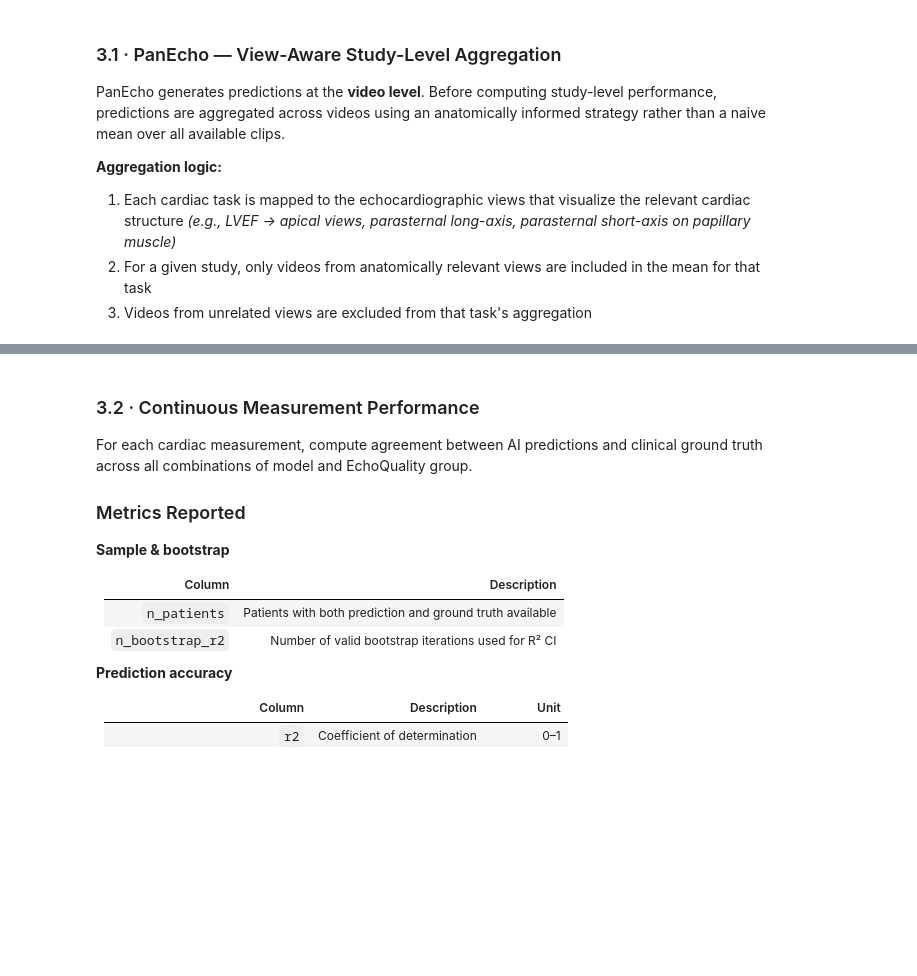
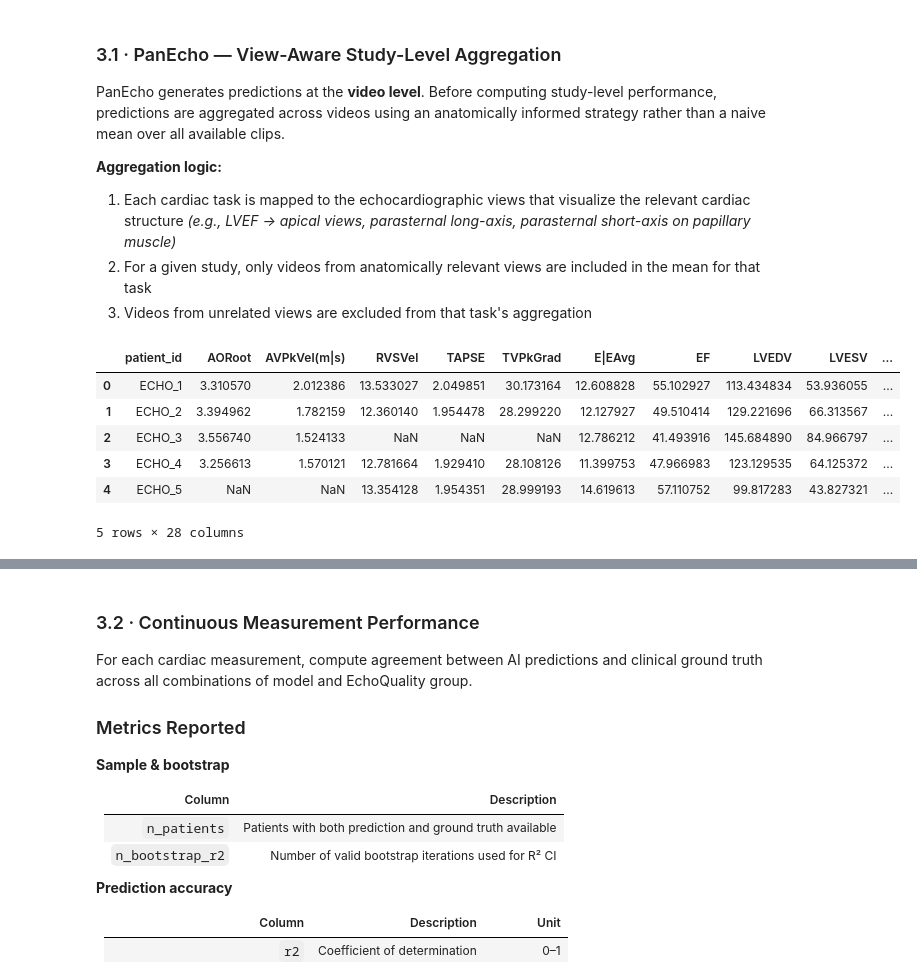
Before and after one commit to CardiovascularImagingVallHebron/EchoQuality, a Jupyter notebook: postprocess.ipynb, the cells around one changed output, grey strips where cells are left out. Drawn from its saved outputs; the diff is of its cells as text; code cells hidden in the pictures; blank space fills up the shorter version.

```diff
--- a/postprocess.ipynb
+++ b/postprocess.ipynb
@@ -51,9 +51,11 @@ output_dir = Path('results') / 'echoQual_inference' / cohort_name
 output_dir.mkdir(parents=True, exist_ok=True)
 
 panecho = pd.read_csv(r'results\echoQual_inference\panecho_EXAMPLE.csv', index_col=0)
+panecho_no_dop = pd.read_csv(r'results\echoQual_inference\panecho_EXAMPLE.csv', index_col=0)
 echoprime = pd.read_csv(r'results\echoQual_inference\echoprime_EXAMPLE.csv', index_col=0)
 ground_truth = pd.read_csv(r'results\echoQual_inference\ground_truth_EXAMPLE.csv', index_col=0)
 view_ident = pd.read_csv(r'results\echoQual_inference\view_identification_EXAMPLE.csv', index_col=0)
+view_ident_dop = pd.read_csv(r'results\echoQual_inference\view_identification_EXAMPLE.csv', index_col=0)
 demographics = pd.read_csv(r'results\echoQual_inference\patient_demographics_EXAMPLE.csv', index_col=0)
 quality_pred = pd.read_csv(r'results\echoQual_inference\inference_predictions_EXAMPLE_calidad_1.csv', index_col=0)
 # %%
@@ -402,11 +436,20 @@ panecho['patient_id'] = panecho['path'].apply(extract_patient_id_from_path)
 
 if 'view' not in panecho.columns:
     panecho = panecho.merge(
+        view_ident_dop[['path', 'view']].drop_duplicates(subset=['path']),
+        on='path',
+        how='left'
+    )
+panecho['view'] = panecho['view'].astype(str).str.strip().str.upper()
+
+panecho_no_dop['patient_id'] = panecho_no_dop['path'].apply(extract_patient_id_from_path)
+if 'view' not in panecho_no_dop.columns:
+    panecho_no_dop = panecho_no_dop.merge(
         view_ident[['path', 'view']].drop_duplicates(subset=['path']),
         on='path',
         how='left'
     )
-panecho['view'] = panecho['view'].astype(str).str.strip().str.upper()
+panecho_no_dop['view'] = panecho_no_dop['view'].astype(str).str.strip().str.upper()
 
 def parse_array_string(value):
     """Convert an array-like string or numeric value into a list of floats."""
@@ -495,15 +538,15 @@ for metric_name in ['RVSP', 'RVIDd']:
 metric_groups['RADimensionM-L(cm)'] = ['A4C', 'A5C']
 
 structure_views = {
-    'AV': {'PSAX_AO', 'PLAX', 'A3C', 'A5C'},
-    'MV': {'A2C', 'A3C', 'A4C', 'A5C', 'PLAX', 'PSAX_PM'},
-    'TV': {'A4C', 'A5C'},
+    'AV': {'PSAX_AO', 'PLAX', 'A3C', 'A5C', 'DOPP_API', 'DOPP_PSAX', 'DOPP_PLAX'},
+    'MV': {'A2C', 'A3C', 'A4C', 'A5C', 'PLAX', 'PSAX_PM', 'DOPP_API', 'DOPP_PSAX', 'DOPP_PLAX'},
+    'TV': {'A4C', 'A5C', 'DOPP_API'},
     'LV': {'A2C', 'A3C', 'A4C', 'A5C', 'PLAX', 'PSAX_PM'},
 }
 tasks_binary = [
-    {'source_col': 'AVStructure', 'output_col': 'AVStructure', 'structure': 'AV'},
+    # {'source_col': 'AVStructure', 'output_col': 'AVStructure', 'structure': 'AV'},
     {'source_col': 'MVStenosis', 'output_col': 'MVStenosis', 'structure': 'MV'},
-    {'source_col': 'LVWallThickness-increased-any', 'output_col': 'LVWallThickness-increased-any', 'structure': 'MV'},
+    # {'source_col': 'LVWallThickness-increased-any', 'output_col': 'LVWallThickness-increased-any', 'structure': 'MV'},
     {'source_col': 'pericardial-effusion', 'output_col': 'PericardialEffusion', 'structure': 'LV'},
 ]
 tasks_multiclass = [
@@ -525,32 +568,82 @@ for metric_name, views_loop in metric_groups.items():
     ].dropna(subset=['patient_id'])
     panecho_study[metric_name] = metric_df.groupby('patient_id')[metric_name].mean()
 
 for task in tasks_binary:
     source_col = task['source_col']
     if source_col not in panecho.columns:
         continue
     panecho[source_col] = pd.to_numeric(panecho[source_col], errors='coerce')
     task_df = panecho.loc[
         panecho['view'].isin(structure_views[task['structure']]),
         ['patient_id', source_col]
     ].dropna(subset=['patient_id'])
     panecho_study[task['output_col']] = task_df.groupby('patient_id')[source_col].mean()
 
 for task in tasks_multiclass:
     source_col = task['source_col']
     if source_col not in panecho.columns:
         continue
     task_df = panecho.loc[
         panecho['view'].isin(structure_views[task['structure']]),
         ['patient_id', source_col]
     ].dropna(subset=['patient_id'])
     panecho_study[task['output_col']] = task_df.groupby('patient_id')[source_col].apply(mean_of_list_v2)
 
 if 'PericardialEffusion' in panecho_study.columns:
     panecho_study['pericardial-effusion'] = panecho_study['PericardialEffusion']
 
 panecho_study = panecho_study.reset_index()
 
+structure_views_no_dop = {
+    structure: {view for view in views if not str(view).startswith('DOPP_')}
+    for structure, views in structure_views.items()
+}
+panecho_study_no_dop = pd.DataFrame(index=pd.Index(panecho_no_dop['patient_id'].dropna().unique(), name='patient_id'))
+
+for metric_name, views_loop in metric_groups.items():
+    if metric_name not in panecho_no_dop.columns:
+        continue
+    panecho_no_dop[metric_name] = pd.to_numeric(panecho_no_dop[metric_name], errors='coerce')
+    metric_df = panecho_no_dop.loc[
+        panecho_no_dop['view'].isin(views_loop),
+        ['patient_id', metric_name]
+    ].dropna(subset=['patient_id'])
+    panecho_study_no_dop[metric_name] = metric_df.groupby('patient_id')[metric_name].mean()
+
+for task in tasks_binary:
+    source_col = task['source_col']
+    if source_col not in panecho_no_dop.columns:
+        continue
+    panecho_no_dop[source_col] = pd.to_numeric(panecho_no_dop[source_col], errors='coerce')
+    task_df = panecho_no_dop.loc[
+        panecho_no_dop['view'].isin(structure_views_no_dop[task['structure']]),
+        ['patient_id', source_col]
+    ].dropna(subset=['patient_id'])
+    panecho_study_no_dop[task['output_col']] = task_df.groupby('patient_id')[source_col].mean()
+
+for task in tasks_multiclass:
+    source_col = task['source_col']
+    if source_col not in panecho_no_dop.columns:
+        continue
+    task_df = panecho_no_dop.loc[
+        panecho_no_dop['view'].isin(structure_views_no_dop[task['structure']]),
+        ['patient_id', source_col]
+    ].dropna(subset=['patient_id'])
+    panecho_study_no_dop[task['output_col']] = task_df.groupby('patient_id')[source_col].apply(mean_of_list_v2)
+
+if 'PericardialEffusion' in panecho_study_no_dop.columns:
+    panecho_study_no_dop['pericardial-effusion'] = panecho_study_no_dop['PericardialEffusion']
+
+panecho_study_no_dop = panecho_study_no_dop.reset_index()
+
 panecho_study.head()
+# %% [output]
+|  | patient_id | AORoot | AVPkVel(m|s) | RVSVel | TAPSE | TVPkGrad | E|EAvg | EF | LVEDV | LVESV | ... |
+| 0 | ECHO_1 | 3.310570 | 2.012386 | 13.533027 | 2.049851 | 30.173164 | 12.608828 | 55.102927 | 113.434834 | 53.936055 | ... |
+| 1 | ECHO_2 | 3.394962 | 1.782159 | 12.360140 | 1.954478 | 28.299220 | 12.127927 | 49.510414 | 129.221696 | 66.313567 | ... |
+| 2 | ECHO_3 | 3.556740 | 1.524133 | NaN | NaN | NaN | 12.786212 | 41.493916 | 145.684890 | 84.966797 | ... |
+| 3 | ECHO_4 | 3.256613 | 1.570121 | 12.781664 | 1.929410 | 28.108126 | 11.399753 | 47.966983 | 123.129535 | 64.125372 | ... |
+| 4 | ECHO_5 | NaN | NaN | 13.354128 | 1.954351 | 28.999193 | 14.619613 | 57.110752 | 99.817283 | 43.827321 | ... |
+5 rows × 28 columns
 # %%
 panecho
```
Also changed, not shown: parts of 9 cells of this notebook, 1 other file.
